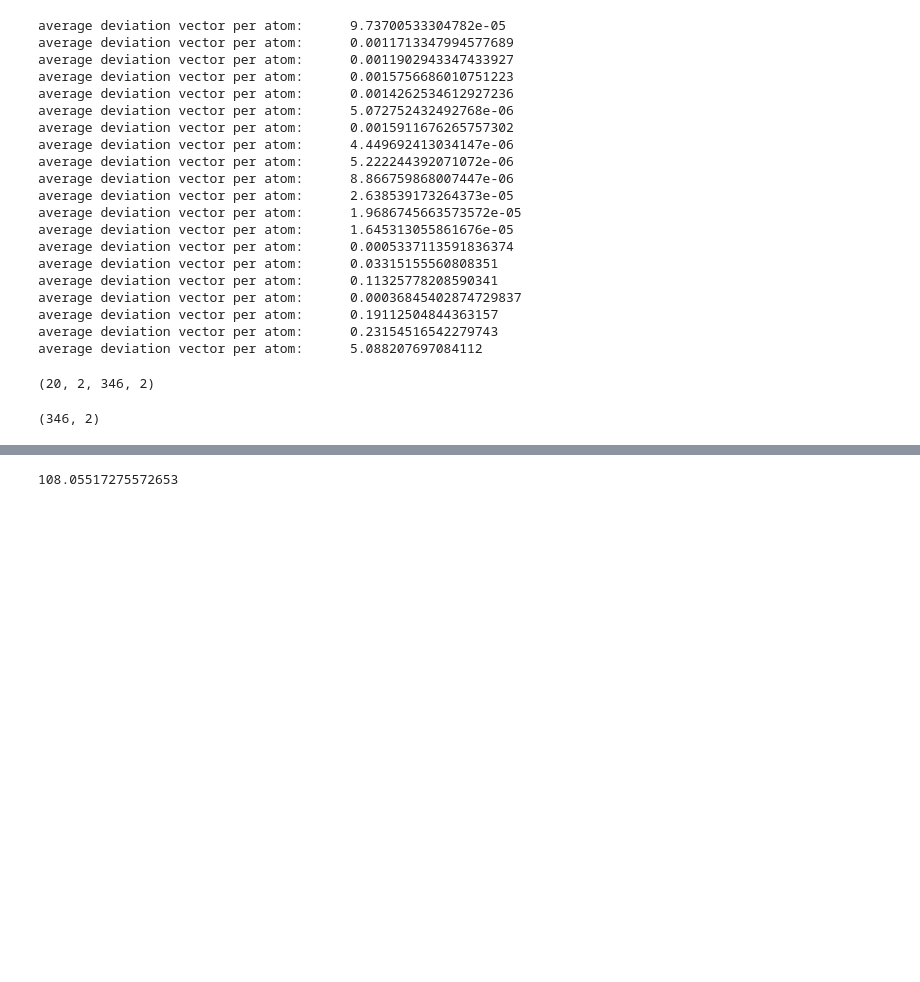
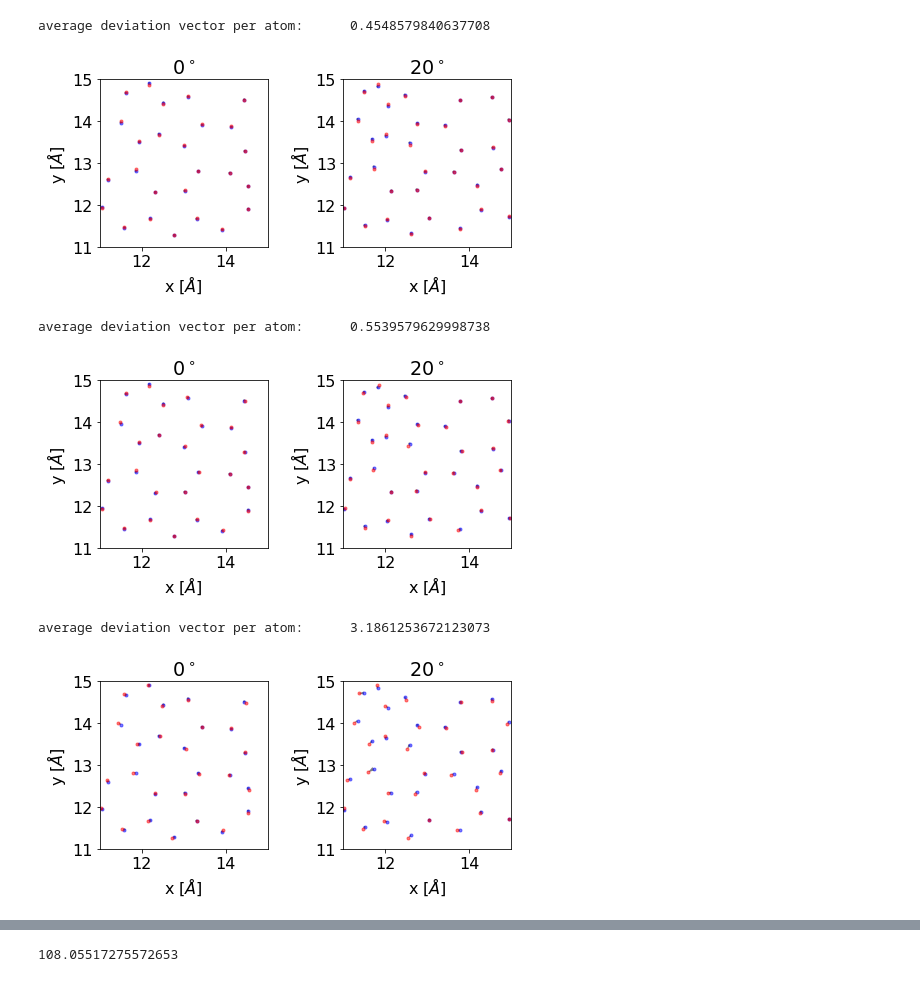
Before and after one commit to christophhofer40/CH-reconstruction, a Jupyter notebook: plot_energy-contribution-map.ipynb, the cells around one changed output, grey strips where cells are left out. Cells and saved outputs as stored; diff of their text form; code cells hidden in the pictures; blank space fills up the shorter version.

```diff
--- a/plot_energy-contribution-map.ipynb
+++ b/plot_energy-contribution-map.ipynb
@@ -124,45 +144,38 @@ ValueError: x and y must have same first dimension, but have shapes (20,) and (1
 # %%
 ## forceplot (vectorplot)
 
 #f=plt.figure(figsize=(8,6))
 
-for i in range(atomarray.shape[0]):
-    atoms=np.array(atomarray[i][1]) ### energy 100, view 2
-    seens=np.array(seenarray[i][1])
+for i in range(len(atomarray)):
+    if i!=0 and i!=10 and i!=len(atomarray)-1:
+        continue
+
+    atoms=atomarray[i]*scale### energy 100, view 2
+    seens=seenarray[i]*scale
+
 
     deviationvector=np.sqrt(np.sum((np.sum((seens-atoms),axis=0))**2))
     print('average deviation vector per atom:\t'+str(deviationvector))
-    #plt.plot(atoms[:,0],atoms[:,1],'bo',ms=3)
-    #plt.plot(seens[:,0],seens[:,1],'ro',ms=3)
-#plt.quiver(atoms[:,0],atoms[:,1],seens[:,0]-atoms[:,0],seens[:,1]-atoms[:,1],
-#           scale=1,angles="xy", scale_units="xy")
-#plt.show()
+    f,ax=plt.subplots(1,2,figsize=(7,5))
+    angl=['$0^\circ$','$20^\circ$']
+    for j in range(2):
+        ax[j].plot(atoms[j][:,0],atoms[j][:,1],'bo',ms=3,alpha=0.5)
+        ax[j].plot(seens[j][:,0],seens[j][:,1],'ro',ms=3,alpha=0.5)
+        ax[j].quiver(atoms[j][:,0],atoms[j][:,1],seens[j][:,0]-atoms[j][:,0],seens[j][:,1]-atoms[j][:,1],
+               scale=1,angles="xy", scale_units="xy",alpha=0.5,width=0.015)
+        ax[j].set_aspect('equal')
+        ax[j].set_xlim((11,15))
+        ax[j].set_ylim((11,15))
+        ax[j].set_xlabel('x [$\AA$]')
+        ax[j].set_ylabel('y [$\AA$]')
+        ax[j].set_title(angl[j])
+    plt.tight_layout()
+    plt.savefig(path+'dev'+str(i)+'.svg')
+    plt.show()
 # %% [output]
-average deviation vector per atom:      9.73700533304782e-05
-average deviation vector per atom:      0.0011713347994577689
-average deviation vector per atom:      0.0011902943347433927
-average deviation vector per atom:      0.0015756686010751223
-average deviation vector per atom:      0.0014262534612927236
-average deviation vector per atom:      5.072752432492768e-06
-average deviation vector per atom:      0.0015911676265757302
-average deviation vector per atom:      4.449692413034147e-06
-average deviation vector per atom:      5.222244392071072e-06
-average deviation vector per atom:      8.866759868007447e-06
-average deviation vector per atom:      2.638539173264373e-05
-average deviation vector per atom:      1.9686745663573572e-05
-average deviation vector per atom:      1.645313055861676e-05
-average deviation vector per atom:      0.0005337113591836374
-average deviation vector per atom:      0.03315155560808351
-average deviation vector per atom:      0.11325778208590341
-average deviation vector per atom:      0.00036845402874729837
-average deviation vector per atom:      0.19112504844363157
-average deviation vector per atom:      0.23154516542279743
-average deviation vector per atom:      5.088207697084112
+average deviation vector per atom:      0.4548579840637708
+[figure, added]
+average deviation vector per atom:      0.5539579629998738
+[figure, added]
+average deviation vector per atom:      3.1861253672123073
+[figure, added]
-# %%
-atomarray.shape
-# %% [output]
-(20, 2, 346, 2)
-# %%
-atoms.shape
-# %% [output]
-(346, 2)
```
Also changed, not shown: parts of 7 cells of this notebook, 3 other files.
